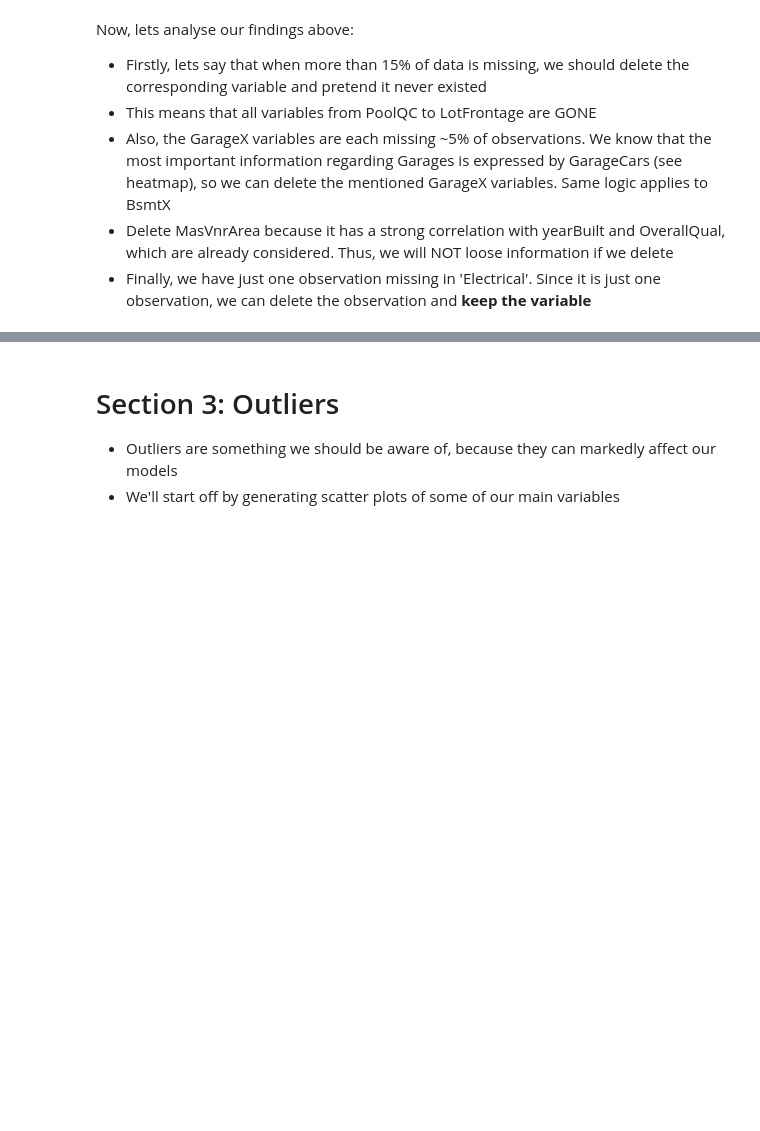
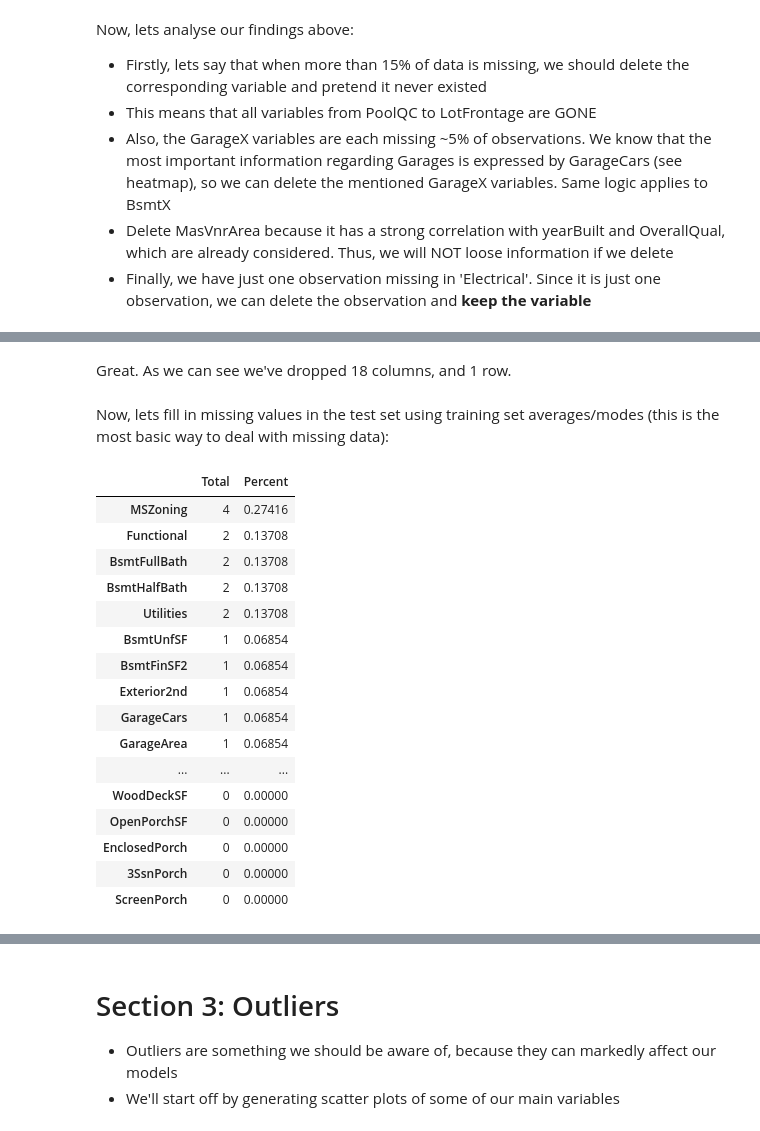
Before and after one commit to arikatz123/house-prices-ml, a Jupyter notebook: notebooks/dataexploration_01.ipynb, the cells around one changed output, grey strips where cells are left out. Drawn from its saved outputs; the diff is of its cells as text; code cells hidden in the pictures; blank space fills up the shorter version.

Commit message:
finished doing test clean

```diff
--- a/notebooks/dataexploration_01.ipynb
+++ b/notebooks/dataexploration_01.ipynb
@@ -314,8 +318,27 @@ Now, lets analyse our findings above:
 - Delete MasVnrArea because it has a strong correlation with yearBuilt and OverallQual, which are already considered. Thus, we will NOT loose information if we delete
 - Finally, we have just one observation missing in 'Electrical'. Since it is just one observation, we can delete the observation and **keep the variable**
 # %%
-#dealing with missing data
-train = train.drop(missing_data[missing_data['Total'] > 1].index, axis=1) # Drop columns with more than 1 missing value
+### Dealing with Missing Data
+
+# Finding the dropped columns
+dropped_cols = missing_data[missing_data['Total'] > 1].index.tolist()  # List of columns with more than 1 missing value
+print("Columns to be dropped (more than 1 missing value in training set):")
+for col in dropped_cols:
+    print("-", col)
+
+
+train = train.drop(dropped_cols, axis=1) # Drop columns with more than 1 missing value
+
 train = train.drop(train.loc[train['Electrical'].isnull()].index) # Drop rows where 'Electrical' is missing
+
 train.isnull().sum().max() #just checking that there's no missing data missing...
+
+# Dropping the same columns from the test set
+test = test.drop(dropped_cols, axis=1) # Drop the same columns from the test set
+
+# Print training set shape
+print("\nTraining set shape:", train.shape)  # Print the shape of the training set
+
+# Print test set shape
+print("Test set shape:", test.shape)        # Print the shape of the test set
 # %% [output]
@@ -322,0 +362,32 @@ np.int64(0)
+# %% [markdown]
+Great. As we can see we've dropped 18 columns, and 1 row.
+# %% [markdown]
+Now, lets fill in missing values in the test set using training set averages/modes (this is the most basic way to deal with missing data):
+# %%
+# Fill in missing values in test set using training set averages/modes
+
+# First, we need to find which columns have missing values in the test set
+total = test.isnull().sum().sort_values(ascending=False)  # Calculate the total number of missing values for each column and sort in descending order
+
+# Calculate the percentage of missing values for each column and sort in descending order
+percent = (test.isnull().sum() / len(test)) * 100
+missing_data = pd.concat([total, percent], axis=1, keys=['Total', 'Percent'])  # Concatenate the total and percent Series into a new DataFrame
+missing_data.head(30)  # Display the top 15 rows of the missing data DataFrame
+# %% [output]
+|  | Total | Percent |
+| MSZoning | 4 | 0.27416 |
+| Functional | 2 | 0.13708 |
+| BsmtFullBath | 2 | 0.13708 |
+| BsmtHalfBath | 2 | 0.13708 |
+| Utilities | 2 | 0.13708 |
+| BsmtUnfSF | 1 | 0.06854 |
+| BsmtFinSF2 | 1 | 0.06854 |
+| Exterior2nd | 1 | 0.06854 |
+| GarageCars | 1 | 0.06854 |
+| GarageArea | 1 | 0.06854 |
+| ... | ... | ... |
+| WoodDeckSF | 0 | 0.00000 |
+| OpenPorchSF | 0 | 0.00000 |
+| EnclosedPorch | 0 | 0.00000 |
+| 3SsnPorch | 0 | 0.00000 |
+| ScreenPorch | 0 | 0.00000 |
```
Also changed, not shown: parts of 30 cells of this notebook, 2 other files.
